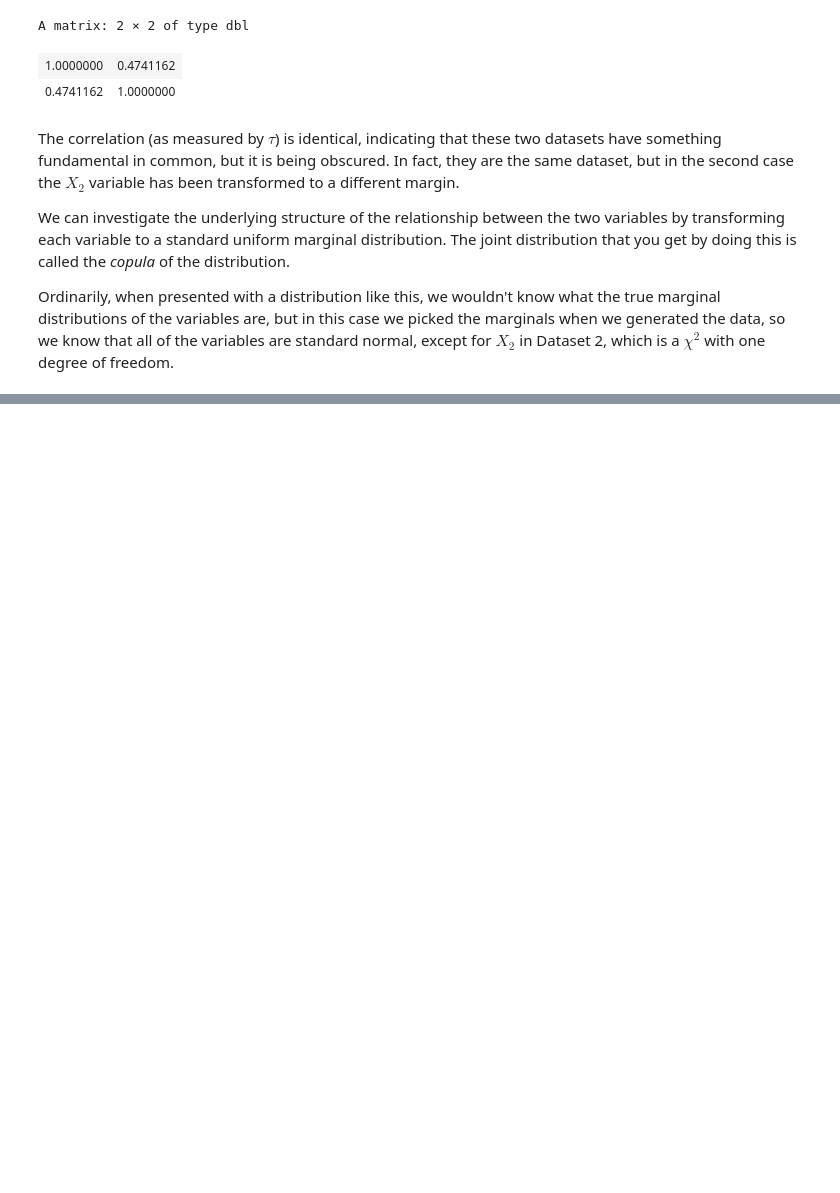
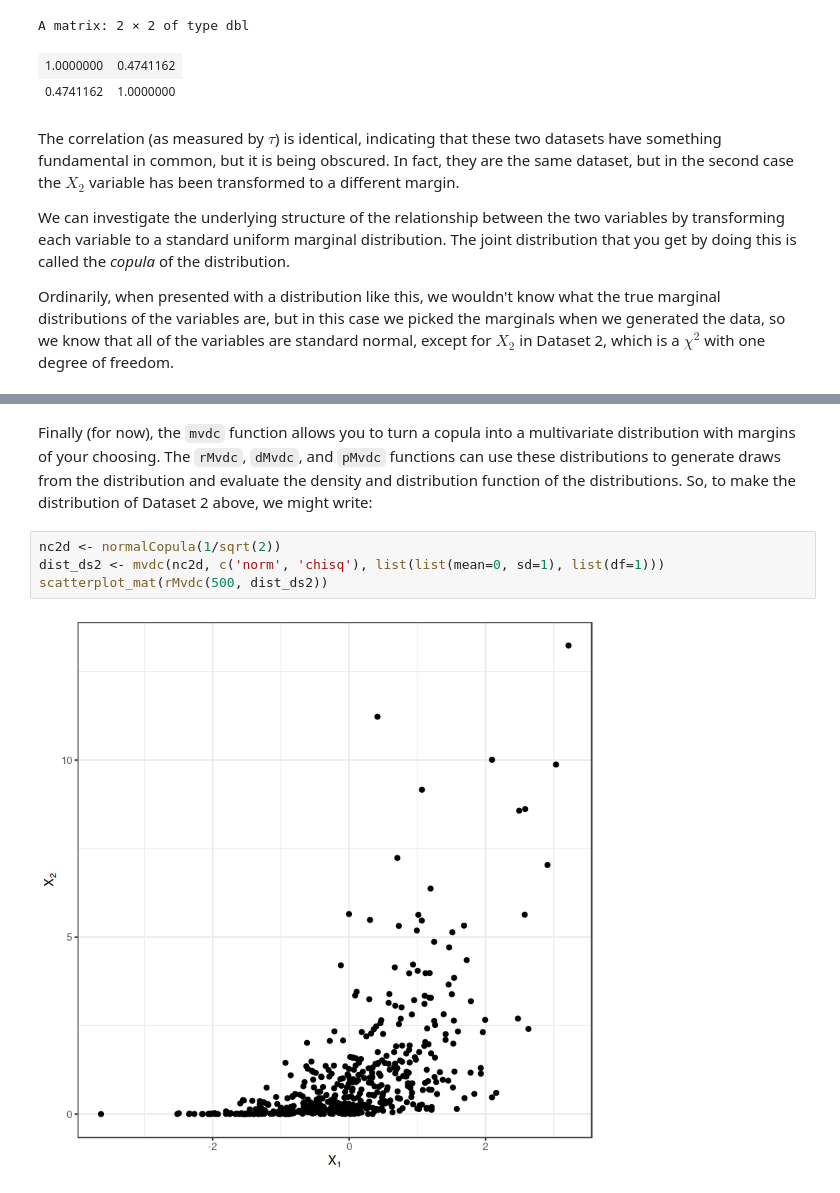
Before and after one commit to rplzzz/copula-explore, a Jupyter notebook: intro-to-copulas.ipynb, the cells around one changed output, grey strips where cells are left out. Drawn from its saved outputs; the diff is of its cells as text; blank space fills up the shorter version.

Commit message:
Add some more examples with different kinds of copulas.

```diff
--- a/intro-to-copulas.ipynb
+++ b/intro-to-copulas.ipynb
@@ -53,0 +100,8 @@ The conclusion we get from all of this is that when we care about the joint dist
+# %% [markdown]
+Finally (for now), the `mvdc` function allows you to turn a copula into a multivariate distribution with margins of your choosing.  The `rMvdc`, `dMvdc`, and `pMvdc` functions can use these distributions to generate draws from the distribution and evaluate the density and distribution function of the distributions.  So, to make the distribution of Dataset 2 above, we might write:
+# %%
+nc2d <- normalCopula(1/sqrt(2))
+dist_ds2 <- mvdc(nc2d, c('norm', 'chisq'), list(list(mean=0, sd=1), list(df=1)))
+scatterplot_mat(rMvdc(500, dist_ds2))
+# %% [output]
+[figure, added]
```
Also changed, not shown: parts of 18 cells of this notebook, 1 other file.
